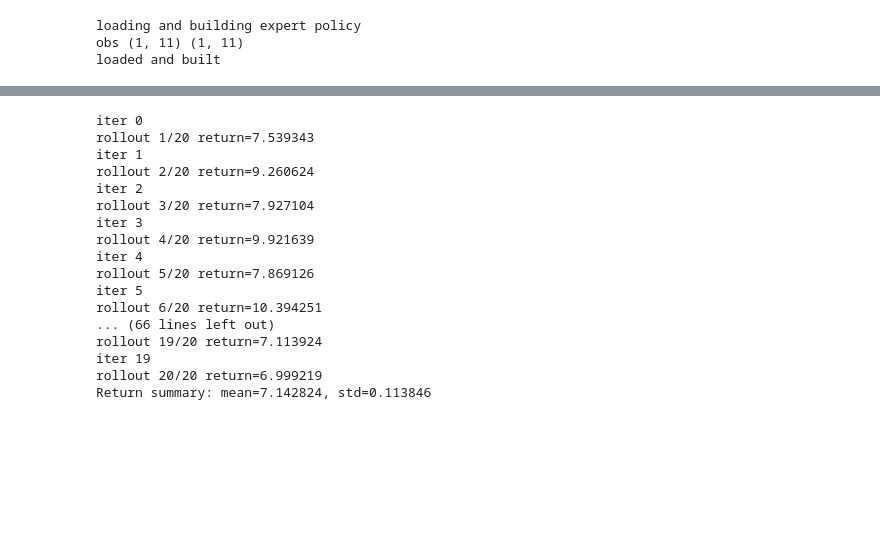
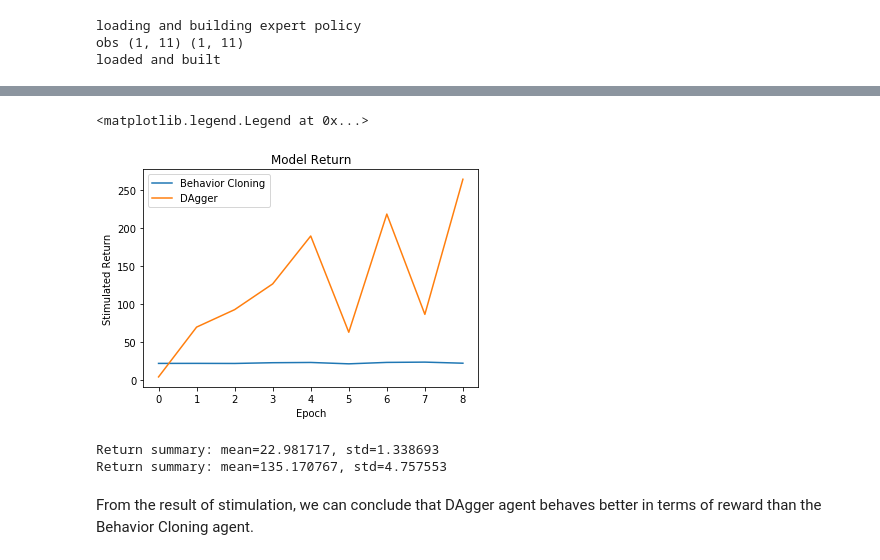
Before and after one commit to HRZaheri/DeepRL-UCB2017-Homework, a Jupyter notebook: hw1/HW1.ipynb, the cells around one changed output, grey strips where cells are left out. Cells and saved outputs as stored; diff of their text form; code cells hidden in the pictures; blank space fills up the shorter version.

```diff
--- a/hw1/HW1.ipynb
+++ b/hw1/HW1.ipynb
@@ -246,21 +293,16 @@ Training loss at last epoch 0.004807
+# %%
+ax3 = gen_new_plot('Model Return', 'Stimulated Return', 'Epoch')
+ax3.plot(agent_bclone.rewards, label='Behavior Cloning')
+ax3.plot(agent_dagger.rewards, label='DAgger')
+ax3.legend()
+# %% [output]
+<matplotlib.legend.Legend at 0x...>
+[figure, added]
 # %%
-_ = stimulator.stimulate(agent, args.max_timesteps, args.num_rollouts, args.render, verbose=1)
-_ = stimulator.stimulate(agent_dagger, args.max_timesteps, args.num_rollouts, args.render, verbose=1)
+_ = stimulator.stimulate(agent_bclone, args.max_timesteps, args.num_rollouts, args.render, verbose=max(1,args.verbose))
+_ = stimulator.stimulate(agent_dagger, args.max_timesteps, args.num_rollouts, args.render, verbose=max(1,args.verbose))
 # %% [output]
-iter 0
-rollout 1/20 return=7.539343
-iter 1
-rollout 2/20 return=9.260624
-iter 2
-rollout 3/20 return=7.927104
-iter 3
-rollout 4/20 return=9.921639
-iter 4
-rollout 5/20 return=7.869126
-iter 5
-rollout 6/20 return=10.394251
-... (66 lines left out)
-rollout 19/20 return=7.113924
-iter 19
-rollout 20/20 return=6.999219
-Return summary: mean=7.142824, std=0.113846
+Return summary: mean=22.981717, std=1.338693
+Return summary: mean=135.170767, std=4.757553
+# %% [markdown]
+From the result of stimulation, we can conclude that DAgger agent behaves better in terms of reward than the Behavior Cloning agent.
```
Also changed, not shown: parts of 12 cells of this notebook.
